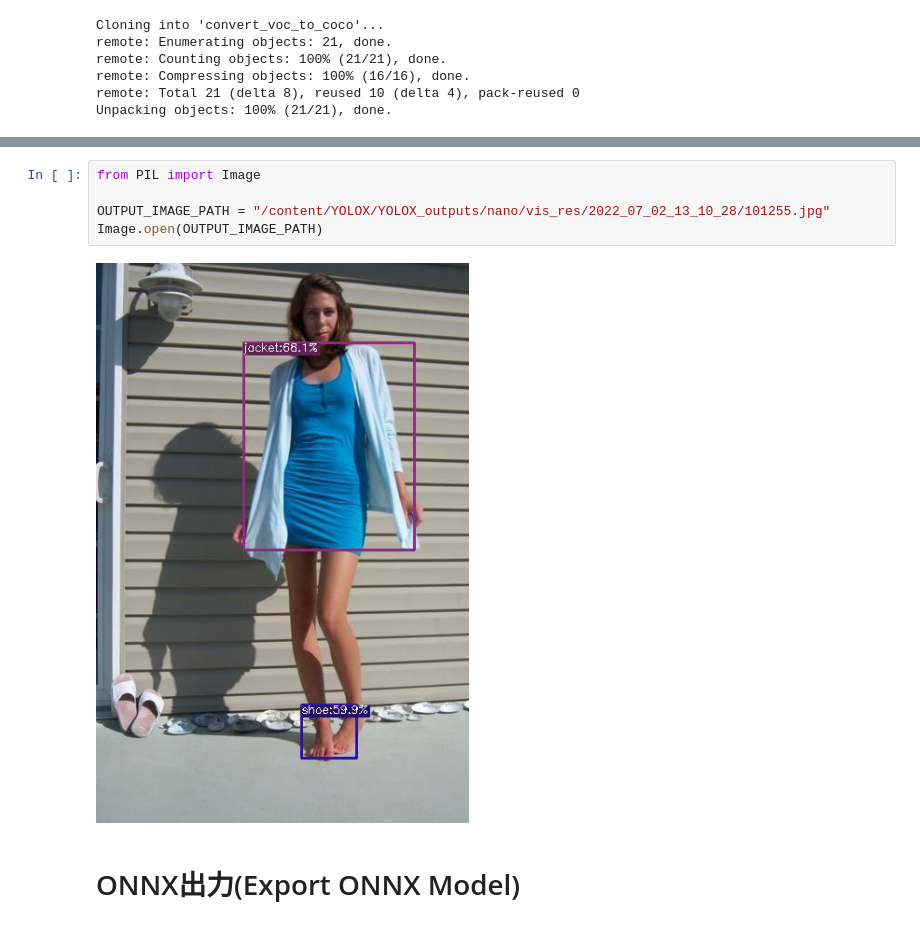
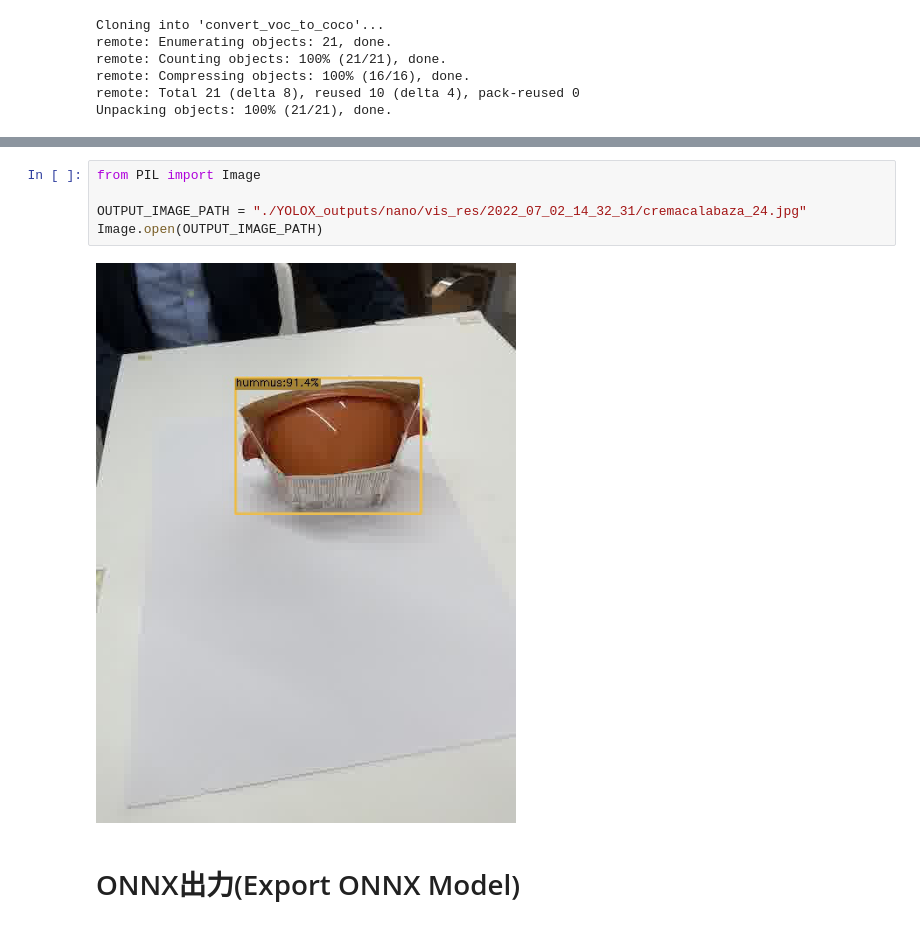
Before and after one commit to manvgom/Pickioset, a Jupyter notebook: YOLOX_Training_Sample.ipynb, the cells around one changed output, grey strips where cells are left out. Saved outputs shown, nothing was run; the diff lists cells and outputs as text.

```diff
--- a/YOLOX_Training_Sample.ipynb
+++ b/YOLOX_Training_Sample.ipynb
@@ -277,10 +254,10 @@ MODEL_PATH = "/content/YOLOX/YOLOX_outputs/nano/best_ckpt.pth"
 # %%
 from PIL import Image
 
-OUTPUT_IMAGE_PATH = "/content/YOLOX/YOLOX_outputs/nano/vis_res/2022_07_02_13_10_28/101255.jpg"
+OUTPUT_IMAGE_PATH = "./YOLOX_outputs/nano/vis_res/2022_07_02_14_32_31/cremacalabaza_24.jpg"
 Image.open(OUTPUT_IMAGE_PATH)
 # %% [output]
-[figure, old version]
+[figure, new version]
 # %% [markdown]
 # ONNX出力(Export ONNX Model)
 # %%
```
Also changed, not shown: parts of 33 cells of this notebook.
